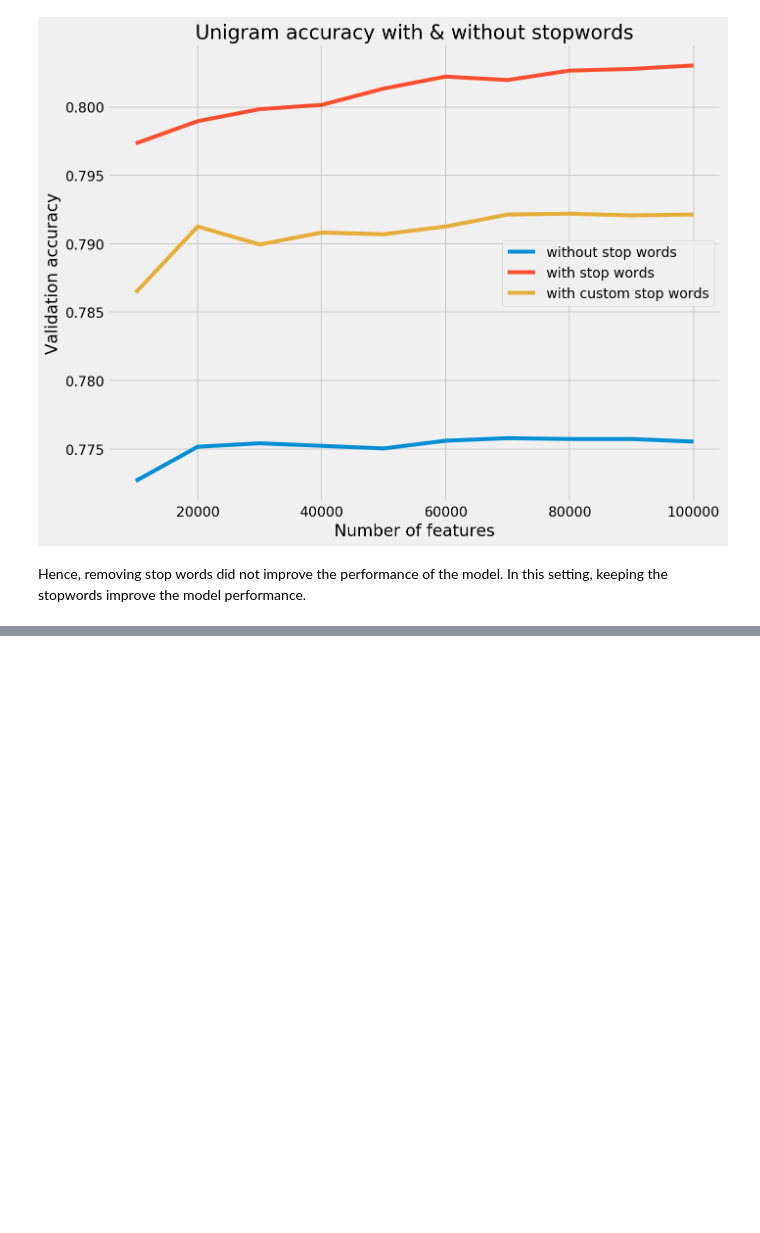
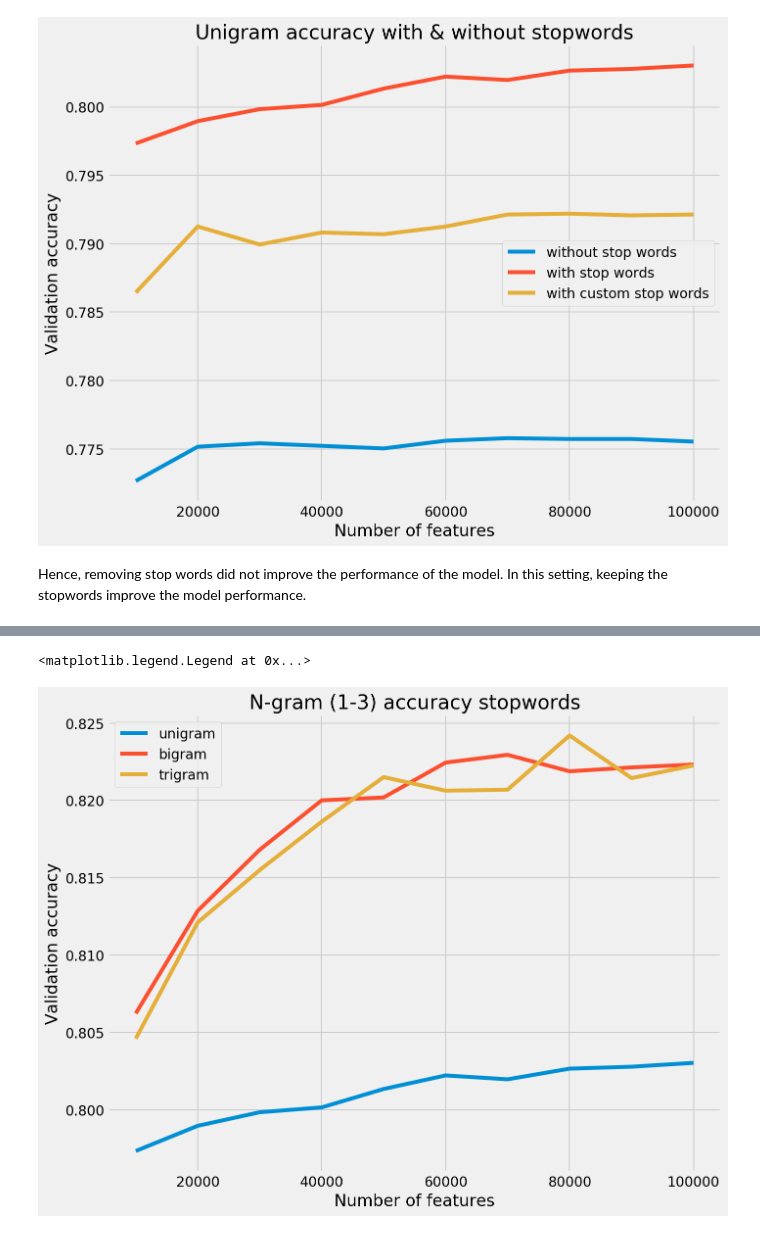
Before and after one commit to rkritika1508/Sentiment-Analysis, a Jupyter notebook: Fourth.ipynb, the cells around one changed output, grey strips where cells are left out. Saved outputs shown, nothing was run; the diff lists cells and outputs as text; code cells hidden in the pictures; blank space fills up the shorter version.

Commit message:
Trained bigram and trigram model with stop words

```diff
--- a/Fourth.ipynb
+++ b/Fourth.ipynb
@@ -321,0 +324,4 @@ Hence, removing stop words did not improve the performance of the model. In this
+# %%
+%%time
+print("RESULT FOR BIGRAM\n")
+feature_result_bg = nfeature_accuracy_checker(ngram_range=(1,2))
@@ -321,0 +356,4 @@ Hence, removing stop words did not improve the performance of the model. In this
+# %%
+%%time
+print("RESULT FOR TRIGRAM\n")
+feature_result_tg = nfeature_accuracy_checker(ngram_range=(1,3))
@@ -321,0 +378,15 @@ Hence, removing stop words did not improve the performance of the model. In this
+# %%
+feature_plot_ug = pd.DataFrame(feature_result_unigram_stop, columns = ['nfeatures', 'validation_accuracy', 'train_test_time'])
+feature_plot_bg = pd.DataFrame(feature_result_bg, columns=['nfeatures', 'validation_accuracy', 'train_test_time'])
+feature_plot_tg = pd.DataFrame(feature_result_tg, columns = ['nfeatures', 'validation_accuracy', 'train_test_time'])
+plt.figure(figsize=(10, 8))
+plt.plot(feature_plot_ug.nfeatures, feature_plot_ug.validation_accuracy, label='unigram')
+plt.plot(feature_plot_bg.nfeatures, feature_plot_bg.validation_accuracy, label='bigram')
+plt.plot(feature_plot_tg.nfeatures, feature_plot_tg.validation_accuracy, label='trigram')
+plt.title('N-gram (1-3) accuracy stopwords')
+plt.xlabel('Number of features')
+plt.ylabel('Validation accuracy')
+plt.legend()
+# %% [output]
+<matplotlib.legend.Legend at 0x...>
+[figure, added]
```
Also changed, not shown: parts of 4 cells of this notebook.
